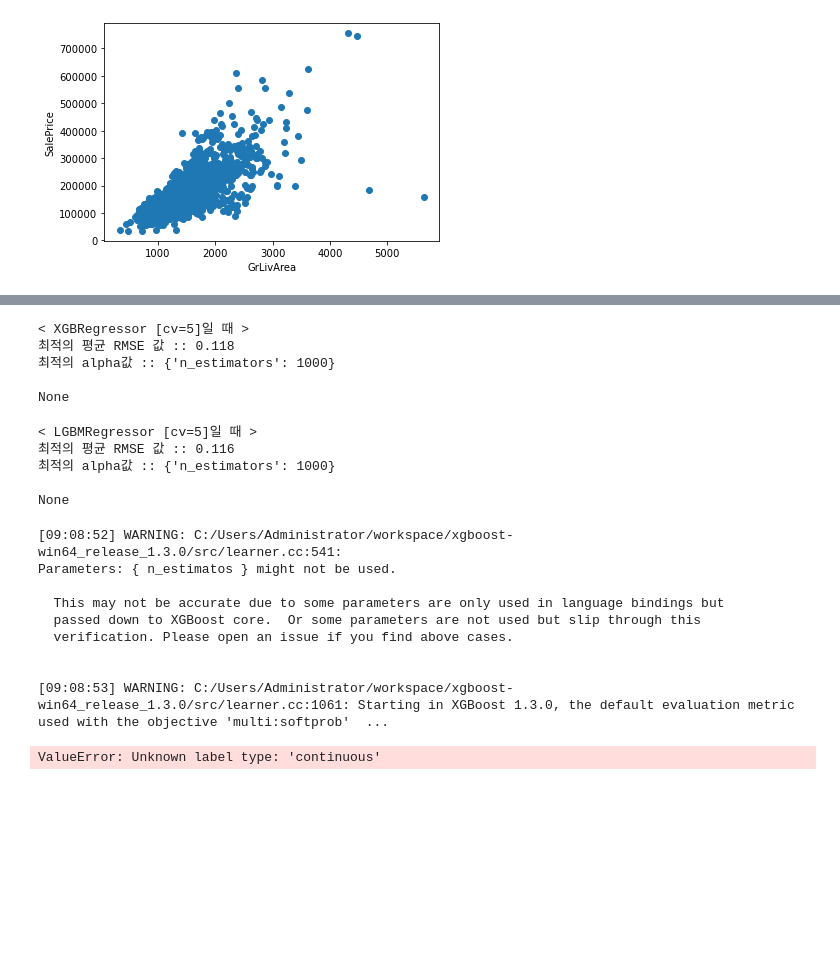
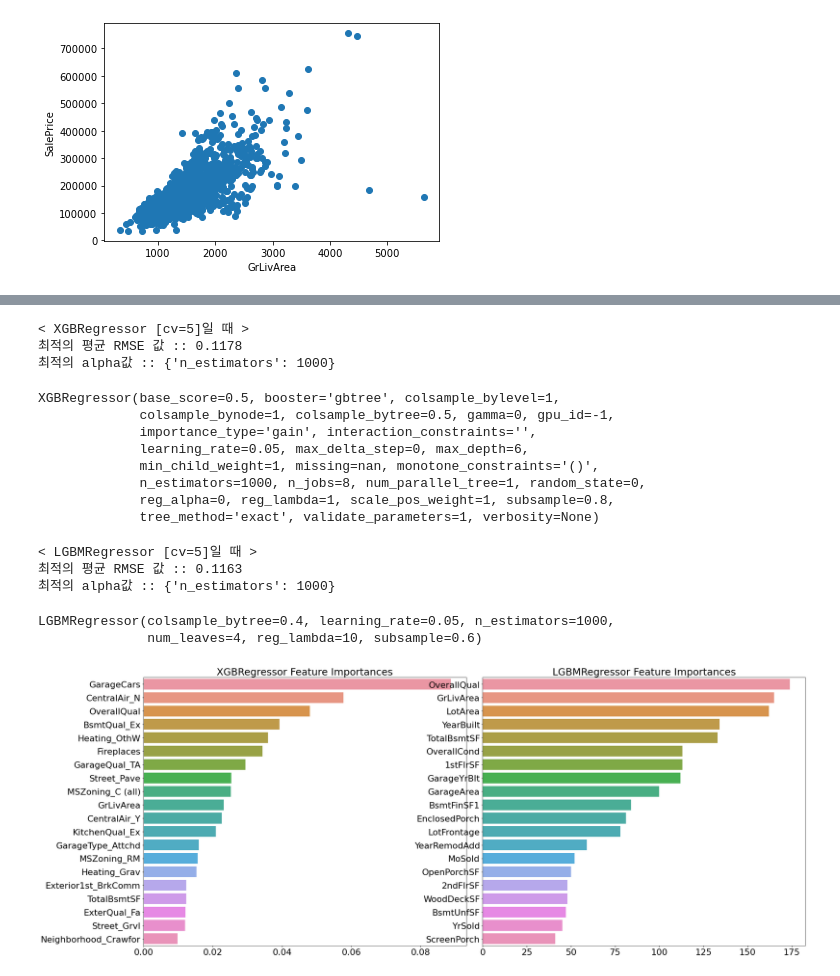
Before and after one commit to SeunghyeChae/CAKD3_tmdhey, a Jupyter notebook: 머신러닝/ml_집값예측.ipynb, the cells around one changed output, grey strips where cells are left out. Cells and saved outputs as stored; diff of their text form; code cells hidden in the pictures; blank space fills up the shorter version.

```diff
--- a/머신러닝/ml_집값예측.ipynb
+++ b/머신러닝/ml_집값예측.ipynb
@@ -295,7 +295,8 @@ def print_best_params(model, params):
     rmse= np.sqrt(-1*grid_model.best_score_) # rmse에서 젤 점수 좋은 것
 
     print('< {0} [cv=5]일 때 >\n최적의 평균 RMSE 값 :: {1}\n최적의 alpha값 :: {2}\n'.format(
-            model.__class__.__name__, rmse.round(3), grid_model.best_params_))
+            model.__class__.__name__, rmse.round(4), grid_model.best_params_))
+    return grid_model.best_estimator_
 # %%
 # params 설정해주고 하이퍼파라미터 최적화 사용자함수 사용
 
@@ -499,80 +502,70 @@ Lasso 로그변환된 RMSE(RMSLE): 0.101
 # %%
 # XGBoost 회귀트리
+
 from xgboost import XGBRegressor
 
 xgb_params = {'n_estimators':[1000]}
-xgb= XGBRegressor(n_estimators=1000, learning_rate=0.05,
+xgb_reg = XGBRegressor(n_estimators=1000, learning_rate=0.05,
                        colsample_bytree=0.5, subsample=0.8)
-
-best_xgb= print_best_params(xgb, xgb_params)
-print(best_xgb)
+best_xgb = print_best_params(xgb_reg, xgb_params)
+best_xgb
 # %% [output]
 < XGBRegressor [cv=5]일 때 >
-최적의 평균 RMSE 값 :: 0.118
+최적의 평균 RMSE 값 :: 0.1178
 최적의 alpha값 :: {'n_estimators': 1000}
-
-None
+XGBRegressor(base_score=0.5, booster='gbtree', colsample_bylevel=1,
+             colsample_bynode=1, colsample_bytree=0.5, gamma=0, gpu_id=-1,
+             importance_type='gain', interaction_constraints='',
+             learning_rate=0.05, max_delta_step=0, max_depth=6,
+             min_child_weight=1, missing=nan, monotone_constraints='()',
+             n_estimators=1000, n_jobs=8, num_parallel_tree=1, random_state=0,
+             reg_alpha=0, reg_lambda=1, scale_pos_weight=1, subsample=0.8,
+             tree_method='exact', validate_parameters=1, verbosity=None)
 # %%
 # LightGBM 회귀트리
 
 from lightgbm import LGBMRegressor
 
 lgbm_params = {'n_estimators':[1000]}
-lgbm = LGBMRegressor(n_estimators=1000, learning_rate=0.05, num_leaves=4,
+lgbm_reg = LGBMRegressor(n_estimators=1000, learning_rate=0.05, num_leaves=4,
                          subsample=0.6, colsample_bytree=0.4, reg_lambda=10, n_jobs=-1)
-best_lgbm = print_best_params(lgbm, lgbm_params)
-print(best_lgbm)
+best_lgbm = print_best_params(lgbm_reg, lgbm_params)
+best_lgbm
 # %% [output]
 < LGBMRegressor [cv=5]일 때 >
-최적의 평균 RMSE 값 :: 0.116
+최적의 평균 RMSE 값 :: 0.1163
 최적의 alpha값 :: {'n_estimators': 1000}
-
-None
+LGBMRegressor(colsample_bytree=0.4, learning_rate=0.05, n_estimators=1000,
+              num_leaves=4, reg_lambda=10, subsample=0.6)
 # %%
 # 변수 중요도 상위 20개의 피처명과 그때의 중요도값을 Series로 반환.
 
 from xgboost import XGBClassifier
 from lightgbm import LGBMClassifier
 
 def get_top_features(model):
-    model.fit(X_features,y_target)
-#     ftr_importance_values = plot_importance(model, max_num_features=20)
-    ftr_importance_values = model.feature_importances_
+    ftr_importances_values = model.feature_importances_
     ftr_importances = pd.Series(ftr_importances_values, index=X_features.columns  )
     ftr_top20 = ftr_importances.sort_values(ascending=False)[:20]
     return ftr_top20
 
 def visualize_ftr_importances(models):
     # 2개 회귀 모델의 시각화를 위해 2개의 컬럼을 가지는 subplot 생성
     fig, axs = plt.subplots(figsize=(24,10),nrows=1, ncols=2)
     fig.tight_layout()
     # 입력인자로 받은 list객체인 models에서 차례로 model을 추출하여 피처 중요도 시각화.
     for i_num, model in enumerate(models):
         # 중요도 상위 20개의 피처명과 그때의 중요도값 추출
         ftr_top20 = get_top_features(model)
         axs[i_num].set_title(model.__class__.__name__+' Feature Importances', size=25)
         #font 크기 조정.
         for label in (axs[i_num].get_xticklabels() + axs[i_num].get_yticklabels()):
             label.set_fontsize(22)
         sns.barplot(x=ftr_top20.values, y=ftr_top20.index , ax=axs[i_num])
 
 # 앞 예제에서 print_best_params( )가 반환한 GridSearchCV로 최적화된 모델의 피처 중요도 시각화
 
-xgb_clf = XGBClassifier(n_estimatos=1000)
-lgbm_clf = LGBMClassifier(n_estimatos=1000)
-xgb_clf.fit(X_train,y_train)
-lgbm_clf.fit(X_train,y_train)
-
-models = [xgb_clf, lgbm_clf]
+models = [best_xgb, best_lgbm]
 visualize_ftr_importances(models)
 # %% [output]
-[09:08:52] WARNING: C:/Users/Administrator/workspace/xgboost-win64_release_1.3.0/src/learner.cc:541:
-Parameters: { n_estimatos } might not be used.
-
-  This may not be accurate due to some parameters are only used in language bindings but
-  passed down to XGBoost core.  Or some parameters are not used but slip through this
-  verification. Please open an issue if you find above cases.
-
-
-[09:08:53] WARNING: C:/Users/Administrator/workspace/xgboost-win64_release_1.3.0/src/learner.cc:1061: Starting in XGBoost 1.3.0, the default evaluation metric used with the objective 'multi:softprob'  ...
-ValueError: Unknown label type: 'continuous'
+[figure, added]
```
Also changed, not shown: parts of 12 cells of this notebook, 2 other files.
